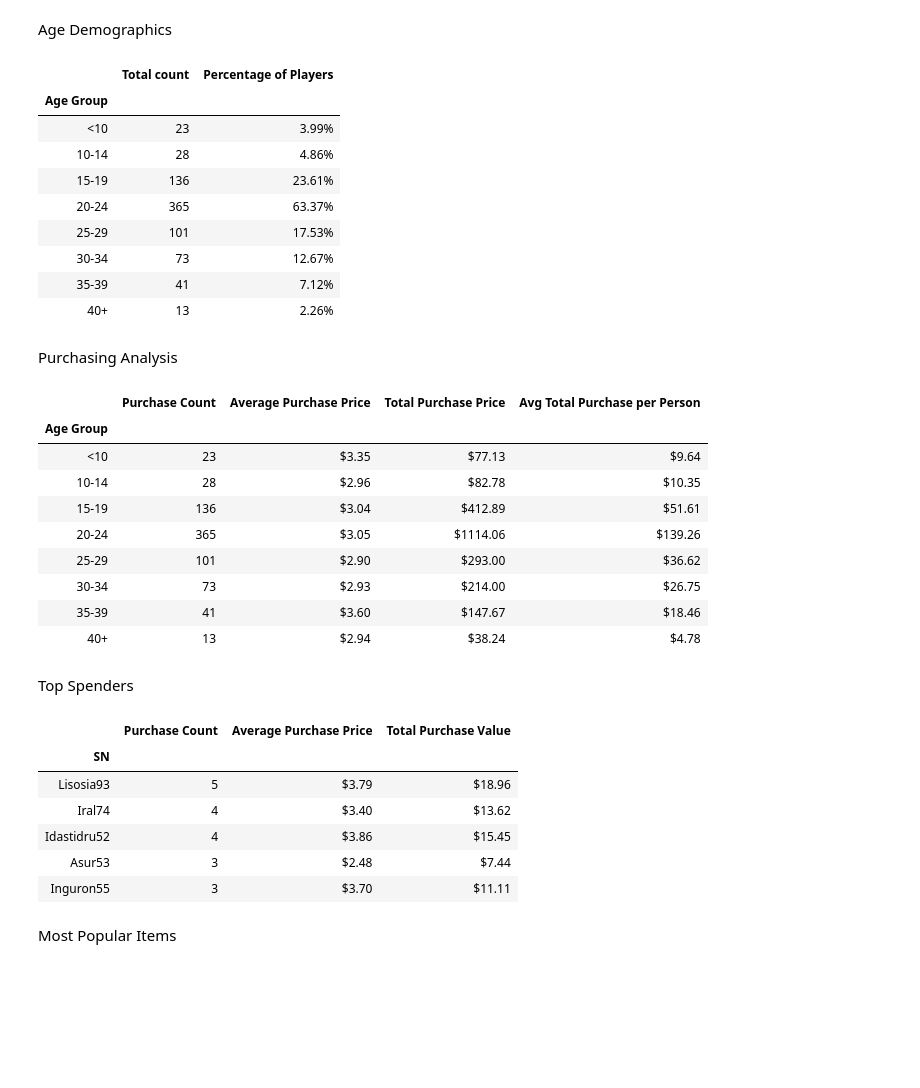
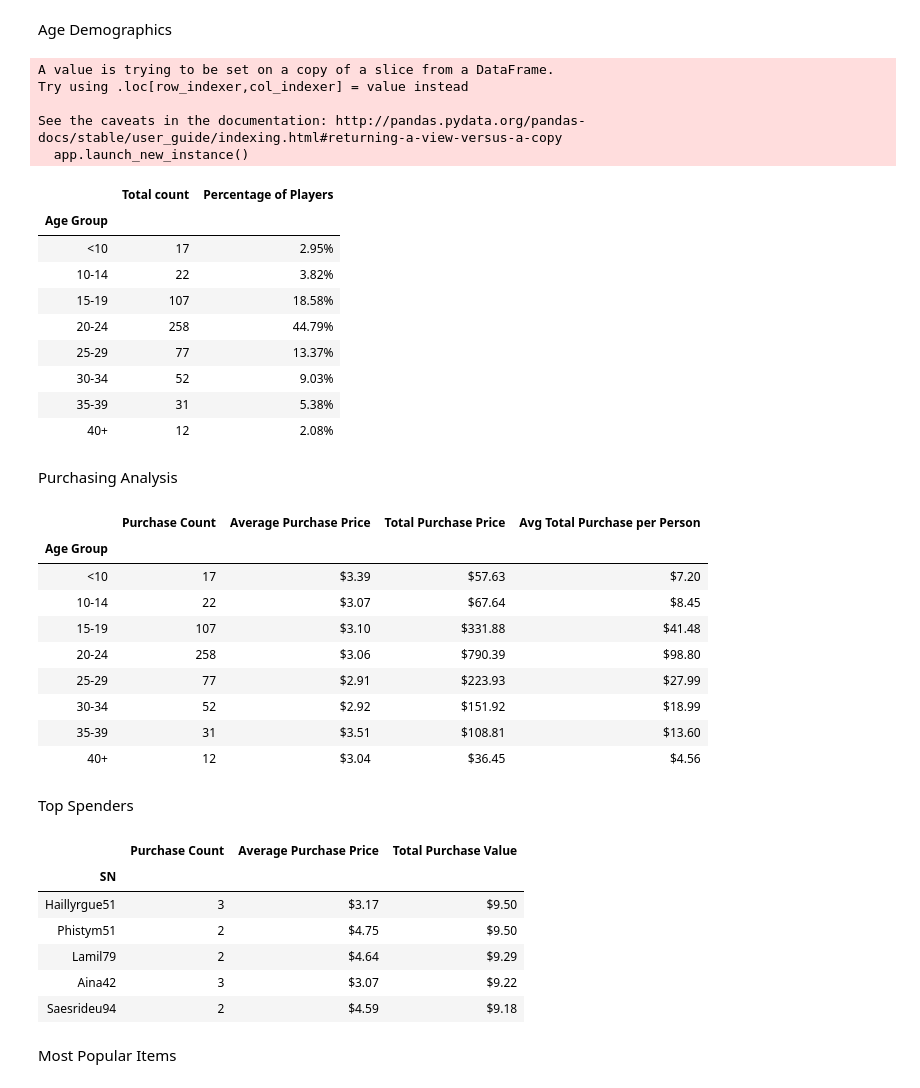
Before and after one commit to TrevorLovesMommy/pandas-challenge, a Jupyter notebook: gamer.ipynb, the cells around one changed output. Saved outputs shown, nothing was run; the diff lists cells and outputs as text; code cells hidden in the pictures; blank space fills up the shorter version.

```diff
--- a/gamer.ipynb
+++ b/gamer.ipynb
@@ -140,16 +137,25 @@ purchase_summary_df.head()
 # %% [markdown]
 Age Demographics
 # %%
+#use unique tables
+
+#reduce dataframe to Sn and Gender
+age_demo_df = df[["SN", "Gender"]]
+
+#filter for unique SN
+age_demo_df = df.drop_duplicates(["SN"])
+
+
 #Establish bins for ages
-max_age = df["Age"].max()
+max_age = age_demo_df["Age"].max()
 bins = [0, 9, 14, 19, 24, 29, 34, 39, max_age]
 group_names = ["<10", "10-14", "15-19", "20-24","25-29", "30-34", "35-39", "40+"]
 
 #Categorize the existing players using the age bins. Hint: use pd.cut()
-df["Age Group"] = pd.cut(df["Age"], bins, labels = group_names)
+age_demo_df["Age Group"] = pd.cut(age_demo_df["Age"], bins, labels = group_names)
 
 #group by age group
-age_grouped_df = df.groupby(["Age Group"])
+age_grouped_df = age_demo_df.groupby(["Age Group"])
 #age_grouped_df.count().head(10)
 
 #Calculate the numbers and percentages by age group
@@ -166,16 +172,21 @@ age_summary_df = pd.DataFrame({"Total count": num_by_bin,
 #Display Age Demographics Table
 age_summary_df
 # %% [output]
+A value is trying to be set on a copy of a slice from a DataFrame.
+Try using .loc[row_indexer,col_indexer] = value instead
+
+See the caveats in the documentation: http://pandas.pydata.org/pandas-docs/stable/user_guide/indexing.html#returning-a-view-versus-a-copy
+  app.launch_new_instance()
 |  | Total count | Percentage of Players |
 | Age Group |  |  |
-| <10 | 23 | 3.99% |
-| 10-14 | 28 | 4.86% |
-| 15-19 | 136 | 23.61% |
-| 20-24 | 365 | 63.37% |
-| 25-29 | 101 | 17.53% |
-| 30-34 | 73 | 12.67% |
-| 35-39 | 41 | 7.12% |
-| 40+ | 13 | 2.26% |
+| <10 | 17 | 2.95% |
+| 10-14 | 22 | 3.82% |
+| 15-19 | 107 | 18.58% |
+| 20-24 | 258 | 44.79% |
+| 25-29 | 77 | 13.37% |
+| 30-34 | 52 | 9.03% |
+| 35-39 | 31 | 5.38% |
+| 40+ | 12 | 2.08% |
 # %% [markdown]
 Purchasing Analysis
 # %%
@@ -204,48 +215,48 @@ purchase_age_summary_df
 # %% [output]
 |  | Purchase Count | Average Purchase Price | Total Purchase Price | Avg Total Purchase per Person |
 | Age Group |  |  |  |  |
-| <10 | 23 | $3.35 | $77.13 | $9.64 |
-| 10-14 | 28 | $2.96 | $82.78 | $10.35 |
-| 15-19 | 136 | $3.04 | $412.89 | $51.61 |
-| 20-24 | 365 | $3.05 | $1114.06 | $139.26 |
-| 25-29 | 101 | $2.90 | $293.00 | $36.62 |
-| 30-34 | 73 | $2.93 | $214.00 | $26.75 |
-| 35-39 | 41 | $3.60 | $147.67 | $18.46 |
-| 40+ | 13 | $2.94 | $38.24 | $4.78 |
+| <10 | 17 | $3.39 | $57.63 | $7.20 |
+| 10-14 | 22 | $3.07 | $67.64 | $8.45 |
+| 15-19 | 107 | $3.10 | $331.88 | $41.48 |
+| 20-24 | 258 | $3.06 | $790.39 | $98.80 |
+| 25-29 | 77 | $2.91 | $223.93 | $27.99 |
+| 30-34 | 52 | $2.92 | $151.92 | $18.99 |
+| 35-39 | 31 | $3.51 | $108.81 | $13.60 |
+| 40+ | 12 | $3.04 | $36.45 | $4.56 |
 # %% [markdown]
 Top Spenders
 # %%
 #Run basic calculations to obtain the results in the table below
 #group by SN
 top_spender_df = df.groupby(["SN"])
 top_spender_df.count().head()
 
 ts_purchase_count = top_spender_df["Purchase ID"].count()
 ts_avg_purchas_price = top_spender_df["Price"].mean()
 ts_total_purchase_value = top_spender_df["Price"].sum()
 
 #Optional: give the displayed data cleaner formatting
 ts_avg_purchas_price = ts_avg_purchas_price.map("${:.2f}".format)
 ts_total_purchase_value = ts_total_purchase_value.map("${:.2f}".format)
 
 #save groupby object into data frame
 top_spender_summary_df = pd.DataFrame({"Purchase Count":ts_purchase_count,
                                       "Average Purchase Price": ts_avg_purchas_price,
                                       "Total Purchase Value": ts_total_purchase_value})
 
 #Sort the total purchase value column in descending order
-top_spender_summary_df = top_spender_summary_df.sort_values(["Purchase Count"], ascending=False)
+top_spender_summary_df = top_spender_summary_df.sort_values(["Total Purchase Value"], ascending=False)
 
 #Display a preview of the summary data frame
 top_spender_summary_df.head()
 # %% [output]
 |  | Purchase Count | Average Purchase Price | Total Purchase Value |
 | SN |  |  |  |
-| Lisosia93 | 5 | $3.79 | $18.96 |
-| Iral74 | 4 | $3.40 | $13.62 |
-| Idastidru52 | 4 | $3.86 | $15.45 |
-| Asur53 | 3 | $2.48 | $7.44 |
-| Inguron55 | 3 | $3.70 | $11.11 |
+| Haillyrgue51 | 3 | $3.17 | $9.50 |
+| Phistym51 | 2 | $4.75 | $9.50 |
+| Lamil79 | 2 | $4.64 | $9.29 |
+| Aina42 | 3 | $3.07 | $9.22 |
+| Saesrideu94 | 2 | $4.59 | $9.18 |
 # %% [markdown]
 Most Popular Items
 # %%
```
Also changed, not shown: parts of 4 cells of this notebook.
